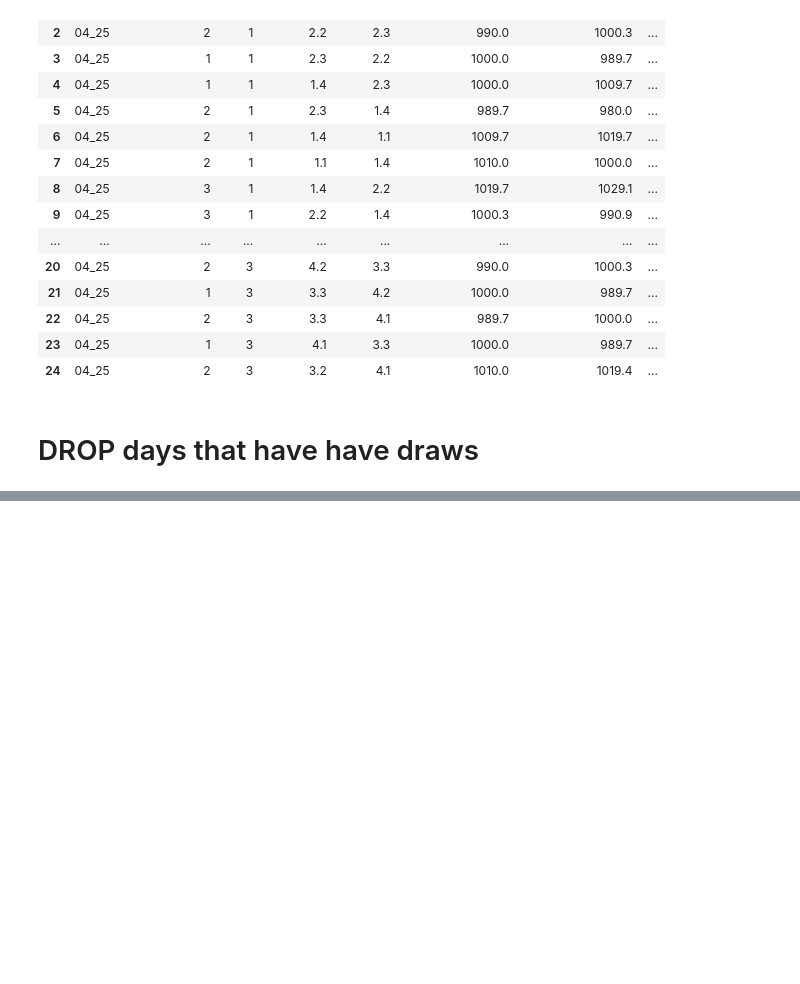
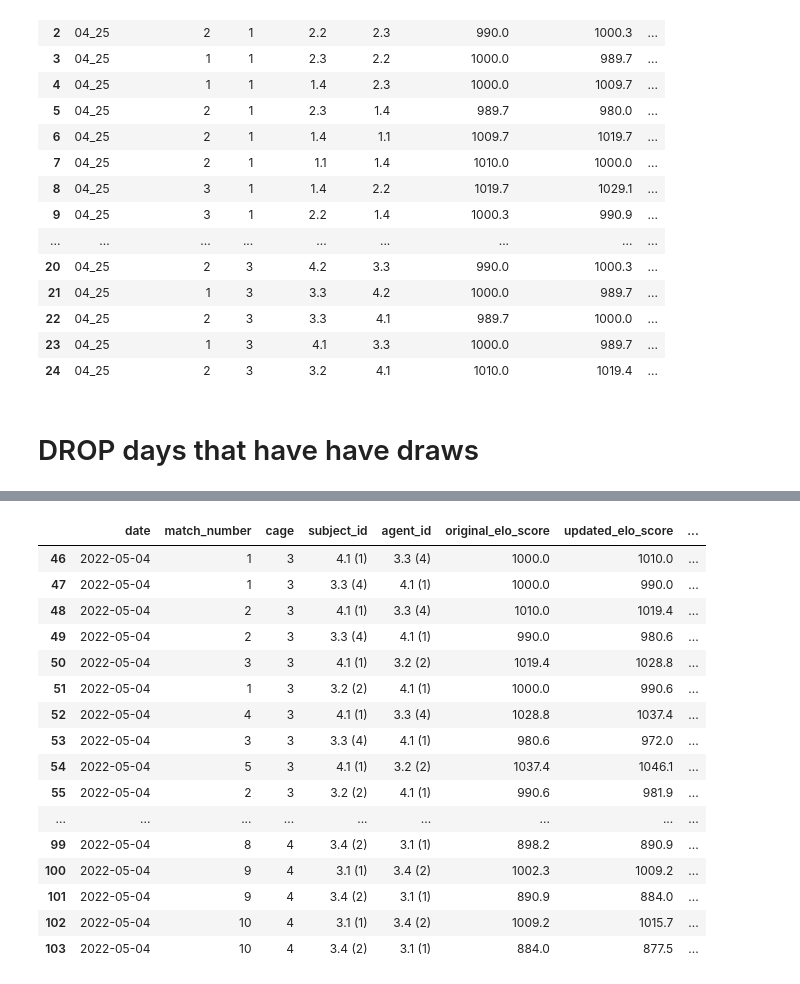
Before and after one commit to padillacoreanolab/literature_review_processing, a Jupyter notebook: results/elo_score_testing/elo_score_testing.ipynb, the cells around one changed output, grey strips where cells are left out. Saved outputs shown, nothing was run; the diff lists cells and outputs as text; code cells hidden in the pictures; blank space fills up the shorter version.

```diff
--- a/results/elo_score_testing/elo_score_testing.ipynb
+++ b/results/elo_score_testing/elo_score_testing.ipynb
@@ -358,0 +378,22 @@ elo_score_df.to_csv("./proc/id_to_date_elo_score.csv")
+# %%
+id_to_cage = {"1.1": "1",
+"2.2": "1",
+"2.3": "1",
+"1.4": "1",
+
+"2.1": "2",
+"1.2": "2",
+"1.3": "2",
+"2.4": "2",
+
+"4.1 (1)": "3",
+"3.2 (2)": "3",
+"4.2 (3)": "3",
+"3.3 (4)": "3",
+
+"3.1 (1)": "4",
+"3.4 (2)": "4",
+"4.3 (3)": "4",
+"4.4 (4)": "4"}
+# %%
+home_cage_observations_df["cage"] = home_cage_observations_df["winner_edited"].map(id_to_cage)
@@ -358,0 +413,3 @@ elo_score_df.to_csv("./proc/id_to_date_elo_score.csv")
+# %%
+# Splitting by "v" and stripping all the spaces
+home_cage_observations_df["all_animals"] = home_cage_observations_df["Match"].apply(lambda x: tuple([animal.strip() for animal in x.split("v")]))
@@ -358,0 +513,2 @@ elo_score_df.to_csv("./proc/id_to_date_elo_score.csv")
+# %%
+home_cage_elo_score_df = pd.DataFrame.from_dict(index_to_elo_score_and_meta_data, orient="index")
@@ -358,0 +531,20 @@ elo_score_df.to_csv("./proc/id_to_date_elo_score.csv")
+# %%
+home_cage_elo_score_df[home_cage_elo_score_df["date"] == "2022-05-04"]
+# %% [output]
+|  | date | match_number | cage | subject_id | agent_id | original_elo_score | updated_elo_score | ... |
+| 46 | 2022-05-04 | 1 | 3 | 4.1 (1) | 3.3 (4) | 1000.0 | 1010.0 | ... |
+| 47 | 2022-05-04 | 1 | 3 | 3.3 (4) | 4.1 (1) | 1000.0 | 990.0 | ... |
+| 48 | 2022-05-04 | 2 | 3 | 4.1 (1) | 3.3 (4) | 1010.0 | 1019.4 | ... |
+| 49 | 2022-05-04 | 2 | 3 | 3.3 (4) | 4.1 (1) | 990.0 | 980.6 | ... |
+| 50 | 2022-05-04 | 3 | 3 | 4.1 (1) | 3.2 (2) | 1019.4 | 1028.8 | ... |
+| 51 | 2022-05-04 | 1 | 3 | 3.2 (2) | 4.1 (1) | 1000.0 | 990.6 | ... |
+| 52 | 2022-05-04 | 4 | 3 | 4.1 (1) | 3.3 (4) | 1028.8 | 1037.4 | ... |
+| 53 | 2022-05-04 | 3 | 3 | 3.3 (4) | 4.1 (1) | 980.6 | 972.0 | ... |
+| 54 | 2022-05-04 | 5 | 3 | 4.1 (1) | 3.2 (2) | 1037.4 | 1046.1 | ... |
+| 55 | 2022-05-04 | 2 | 3 | 3.2 (2) | 4.1 (1) | 990.6 | 981.9 | ... |
+| ... | ... | ... | ... | ... | ... | ... | ... | ... |
+| 99 | 2022-05-04 | 8 | 4 | 3.4 (2) | 3.1 (1) | 898.2 | 890.9 | ... |
+| 100 | 2022-05-04 | 9 | 4 | 3.1 (1) | 3.4 (2) | 1002.3 | 1009.2 | ... |
+| 101 | 2022-05-04 | 9 | 4 | 3.4 (2) | 3.1 (1) | 890.9 | 884.0 | ... |
+| 102 | 2022-05-04 | 10 | 4 | 3.1 (1) | 3.4 (2) | 1009.2 | 1015.7 | ... |
+| 103 | 2022-05-04 | 10 | 4 | 3.4 (2) | 3.1 (1) | 884.0 | 877.5 | ... |
```
Also changed, not shown: parts of 49 cells of this notebook.
